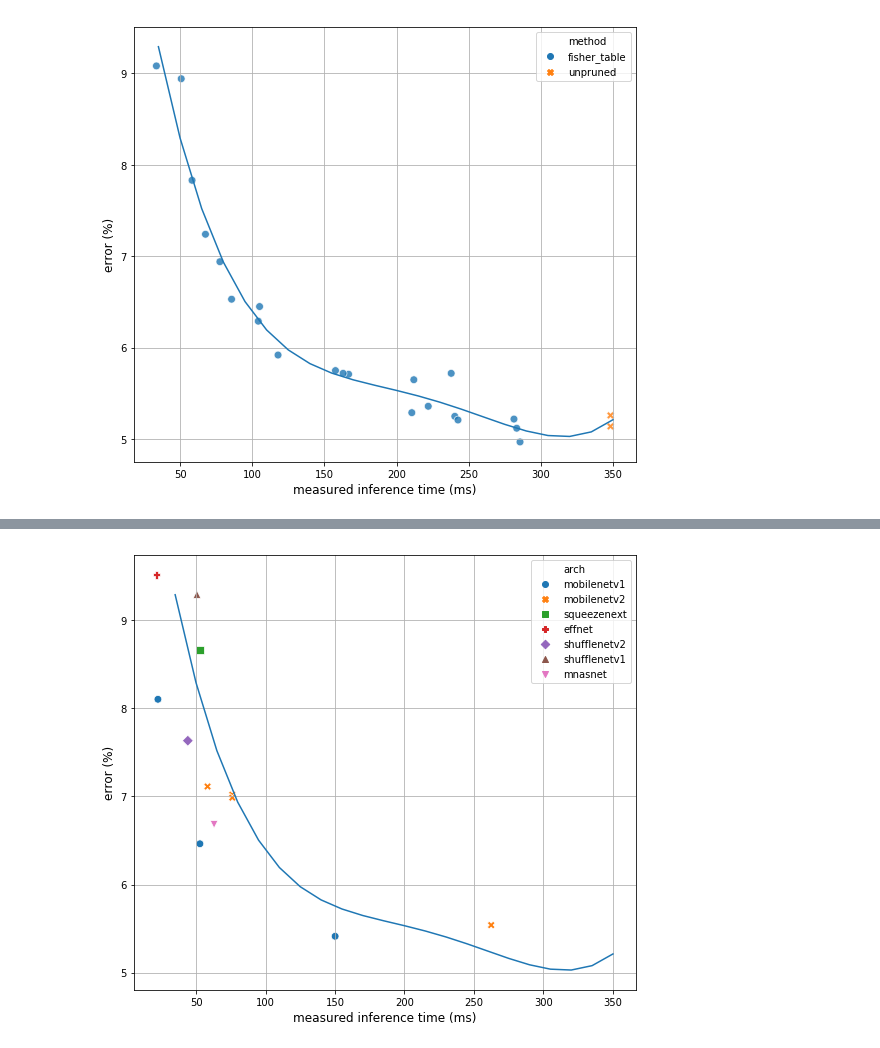
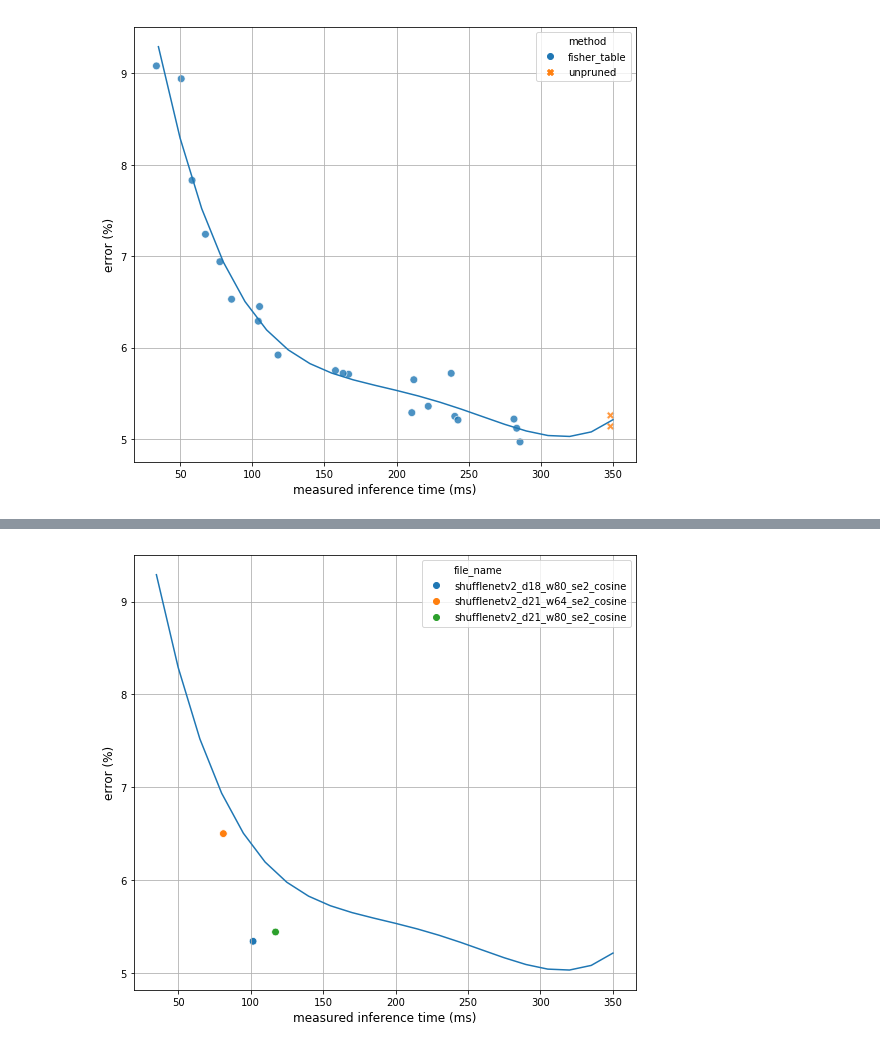
Before and after one commit to NatGr/Master_Thesis, a Jupyter notebook: training_from_scratch/visualize.ipynb, the cells around one changed output, grey strips where cells are left out. Cells and saved outputs as stored; diff of their text form; code cells hidden in the pictures.

```diff
--- a/training_from_scratch/visualize.ipynb
+++ b/training_from_scratch/visualize.ipynb
@@ -68,7 +99,8 @@ ax.grid(True)
 # %%
 fig, ax = plt.subplots(1, figsize=(9, 8))
-sns.scatterplot(x="time", y="error", data=results, hue='arch',
-                style='arch', legend='brief', ax=ax, s=60)
+results_val_to_plot = results_val[results_val.arch == "shufflenetv2"][results_val.time > 80]
+sns.scatterplot(x="time", y="error", data=results_val_to_plot, hue='file_name',
+                legend='brief', ax=ax, s=60)
 plt.plot(np.arange(35,351,15), polynom(np.arange(35,351,15)))
 ax.set_xlabel('measured inference time (ms)', fontsize=12)
 ax.set_ylabel('error (%)', fontsize=12)
@@ -83 +109 @@ ax.grid(True)
-[figure, old version]
+[figure, new version]
```
Also changed, not shown: parts of 5 cells of this notebook, 5 other files.
